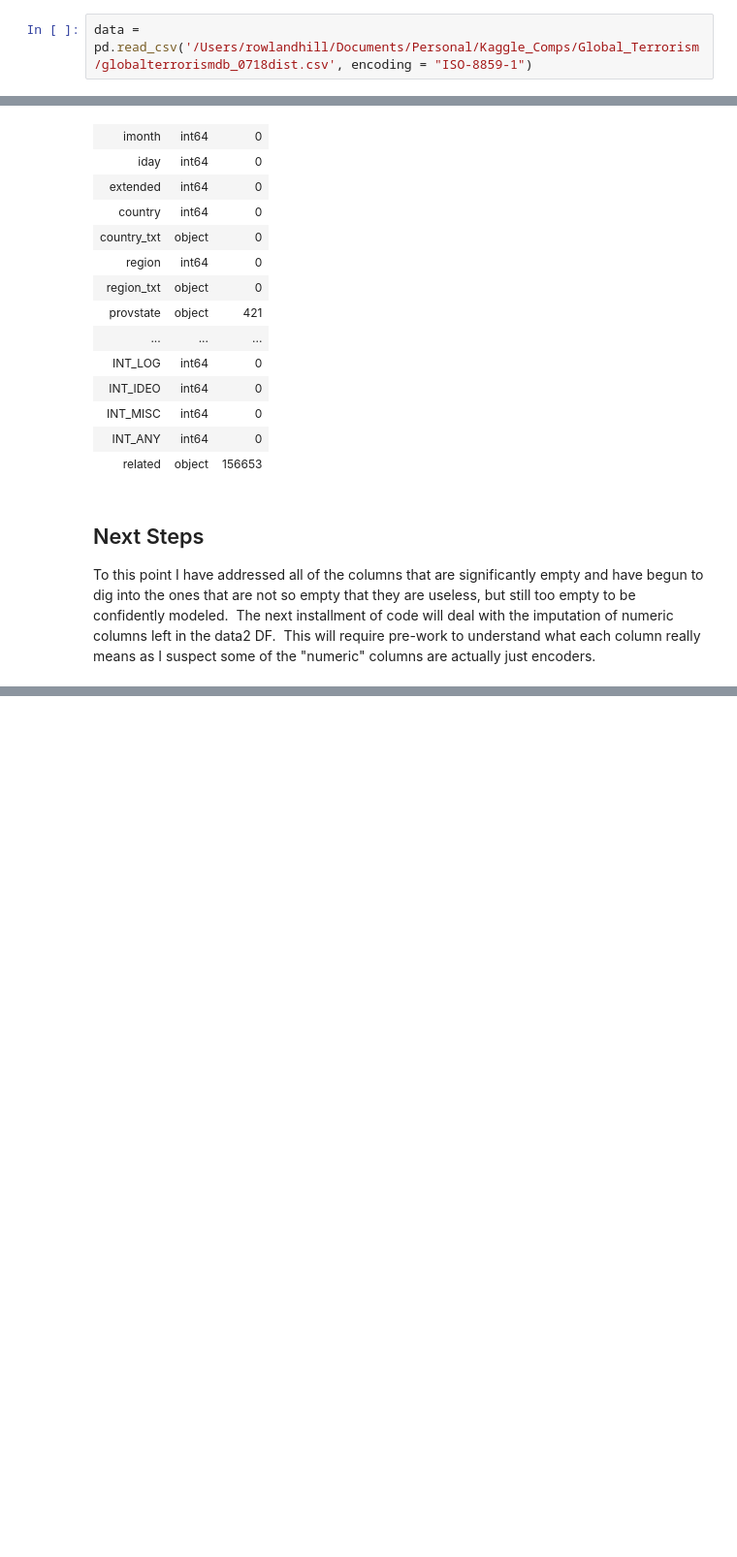
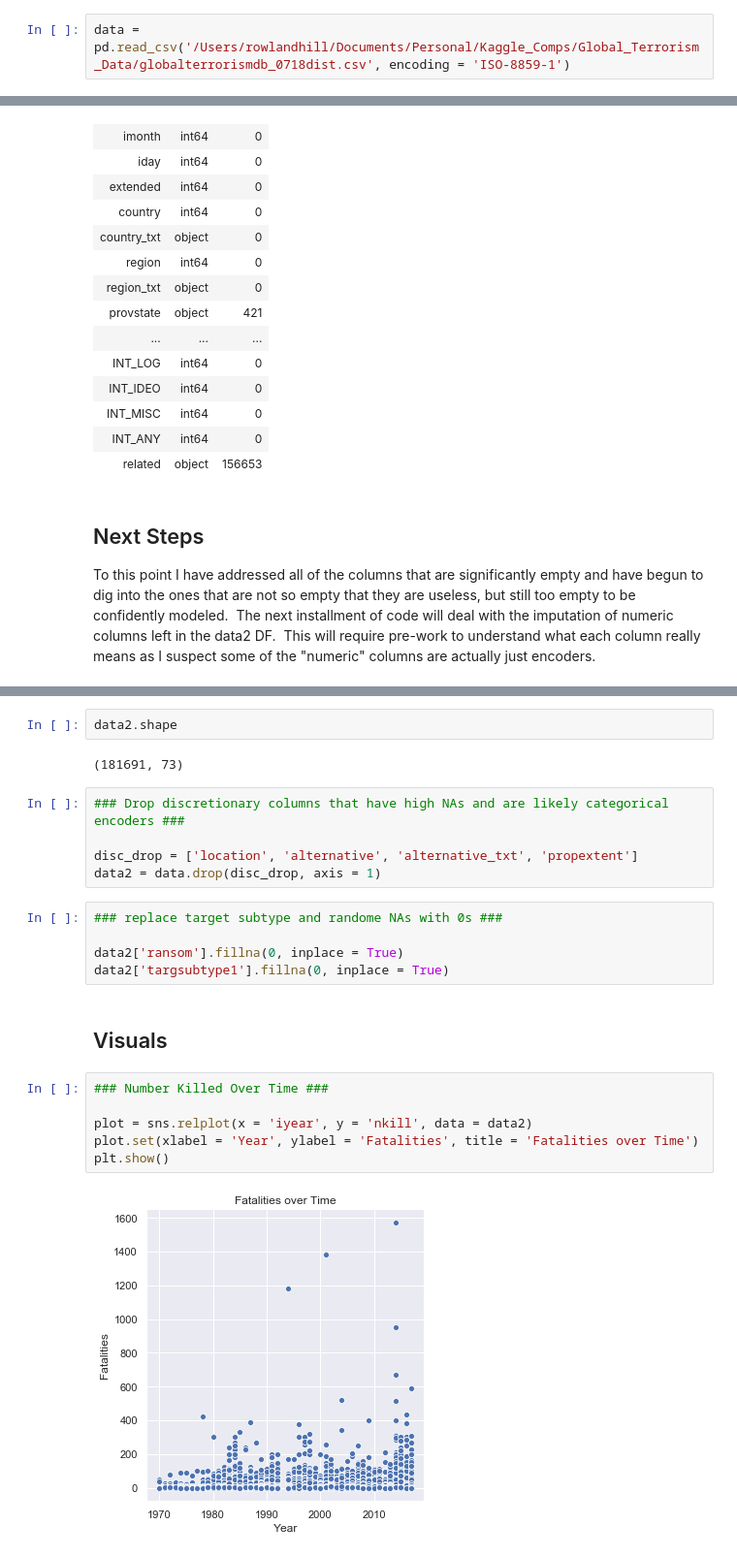
Before and after one commit to rowlandhill2020/GTD_2020_Project, a Jupyter notebook: Intl_Terror.ipynb, the cells around one changed output, grey strips where cells are left out. Shown: that part at 97% size. Saved outputs shown, nothing was run; the diff lists cells and outputs as text; blank space fills up the shorter version.

Commit message:
Jan26 Work -- Data Prep & Viz

```diff
--- a/Intl_Terror.ipynb
+++ b/Intl_Terror.ipynb
@@ -5,7 +6,7 @@ import seaborn as sns
 # %% [markdown]
 ## Data Intake ##
 # %%
-data = pd.read_csv('/Users/rowlandhill/Documents/Personal/Kaggle_Comps/Global_Terrorism/globalterrorismdb_0718dist.csv', encoding = "ISO-8859-1")
+data = pd.read_csv('/Users/rowlandhill/Documents/Personal/Kaggle_Comps/Global_Terrorism_Data/globalterrorismdb_0718dist.csv', encoding = 'ISO-8859-1')
 # %%
 data.head()
 # %% [output]
@@ -238,0 +279,24 @@ To this point I have addressed all of the columns that are significantly empty a
+# %%
+data2.shape
+# %% [output]
+(181691, 73)
+# %%
+### Drop discretionary columns that have high NAs and are likely categorical encoders ###
+
+disc_drop = ['location', 'alternative', 'alternative_txt', 'propextent']
+data2 = data.drop(disc_drop, axis = 1)
+# %%
+### replace target subtype and randome NAs with 0s ###
+
+data2['ransom'].fillna(0, inplace = True)
+data2['targsubtype1'].fillna(0, inplace = True)
+# %% [markdown]
+## Visuals ##
+# %%
+### Number Killed Over Time ###
+
+plot = sns.relplot(x = 'iyear', y = 'nkill', data = data2)
+plot.set(xlabel = 'Year', ylabel = 'Fatalities', title = 'Fatalities over Time')
+plt.show()
+# %% [output]
+[figure, added]
```
Also changed, not shown: parts of 9 cells of this notebook.
